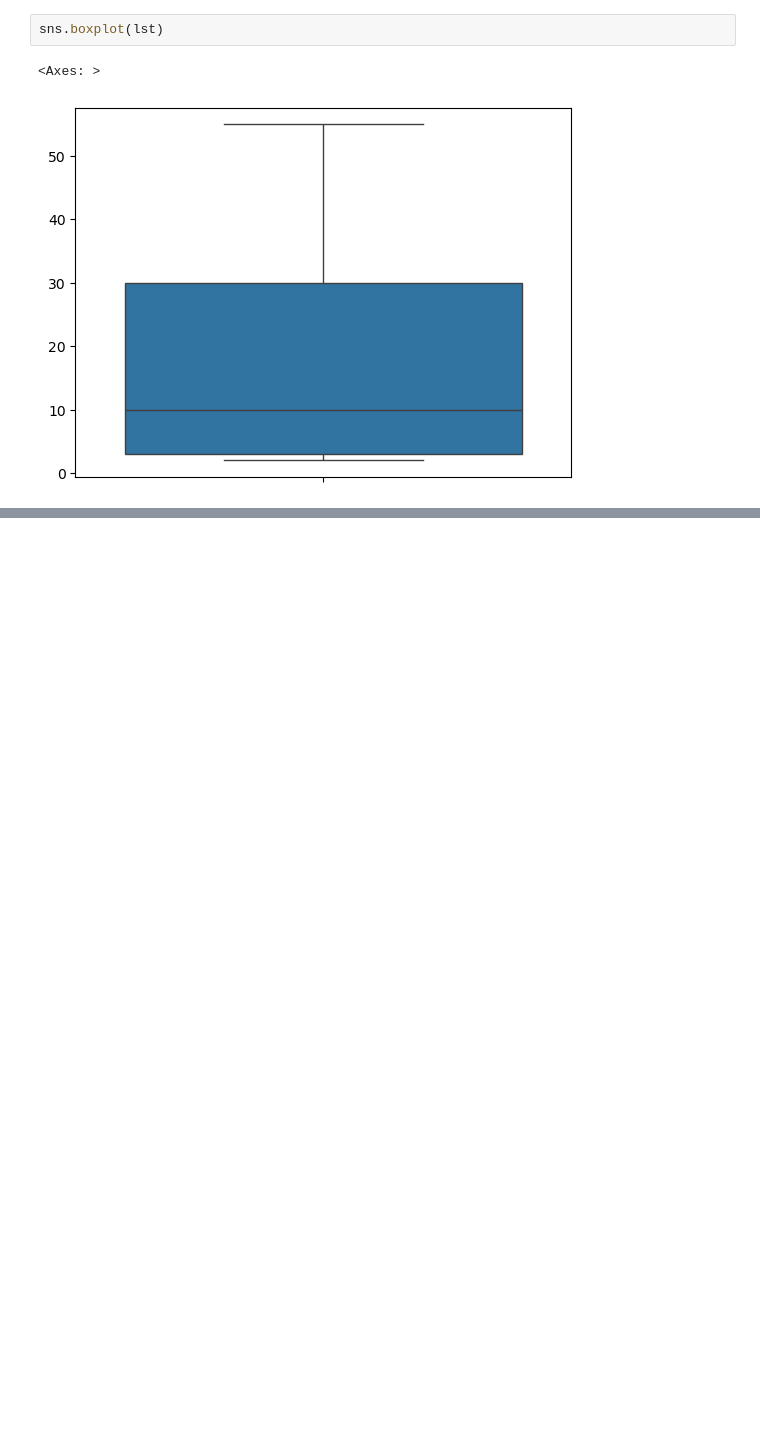
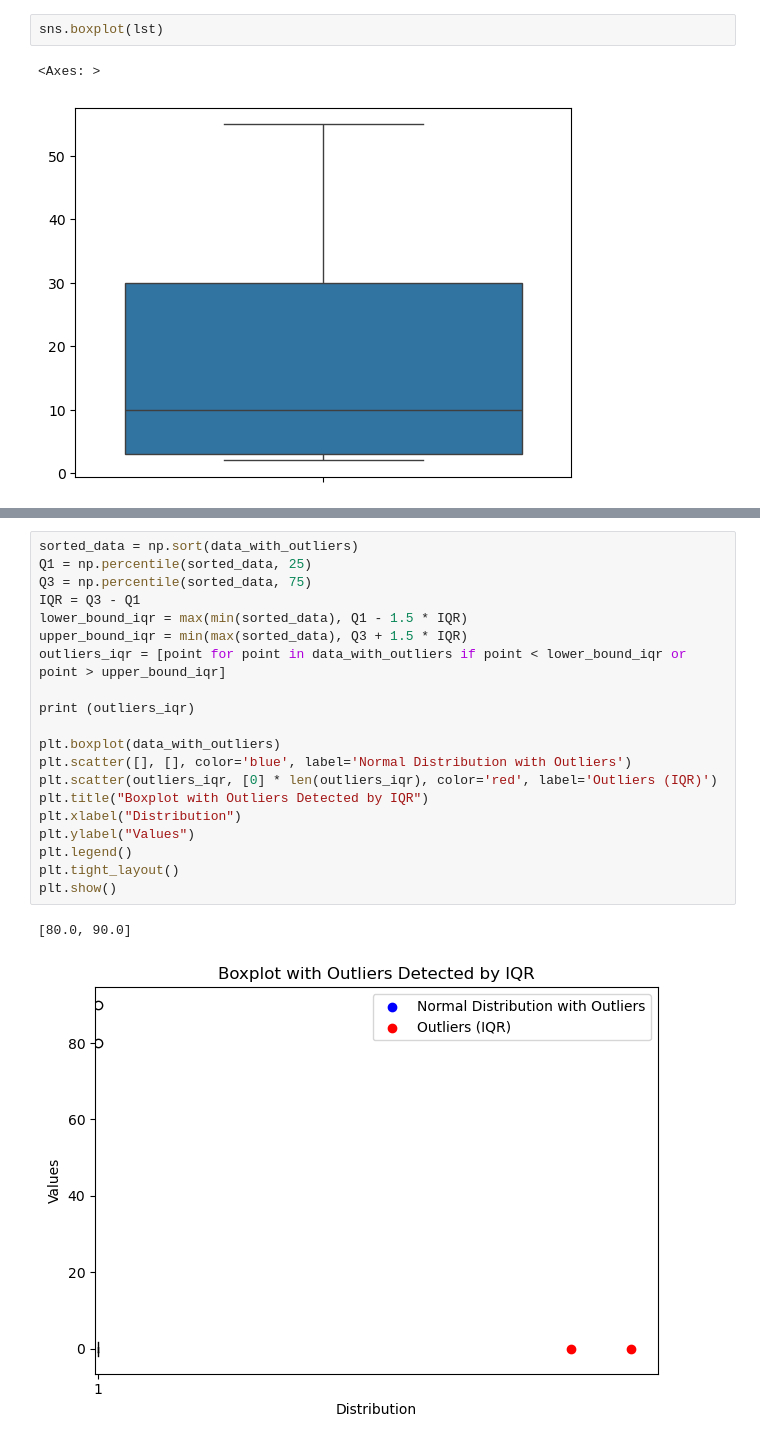
Before and after one commit to Ritik-mobcoder/Statistics-Descriptive-Statistics, a Jupyter notebook: Descriptive_Statistics.ipynb, the cells around one changed output, grey strips where cells are left out. Saved outputs shown, nothing was run; the diff lists cells and outputs as text; blank space fills up the shorter version.

```diff
--- a/Descriptive_Statistics.ipynb
+++ b/Descriptive_Statistics.ipynb
@@ -121,0 +146,23 @@ sns.boxplot(lst)
+# %%
+sorted_data = np.sort(data_with_outliers)
+Q1 = np.percentile(sorted_data, 25)
+Q3 = np.percentile(sorted_data, 75)
+IQR = Q3 - Q1
+lower_bound_iqr = max(min(sorted_data), Q1 - 1.5 * IQR)
+upper_bound_iqr = min(max(sorted_data), Q3 + 1.5 * IQR)
+outliers_iqr = [point for point in data_with_outliers if point < lower_bound_iqr or point > upper_bound_iqr]
+
+print (outliers_iqr)
+
+plt.boxplot(data_with_outliers)
+plt.scatter([], [], color='blue', label='Normal Distribution with Outliers')
+plt.scatter(outliers_iqr, [0] * len(outliers_iqr), color='red', label='Outliers (IQR)')
+plt.title("Boxplot with Outliers Detected by IQR")
+plt.xlabel("Distribution")
+plt.ylabel("Values")
+plt.legend()
+plt.tight_layout()
+plt.show()
+# %% [output]
+[80.0, 90.0]
+[figure, added]
```
Also changed, not shown: parts of 2 cells of this notebook, 1 other file.
